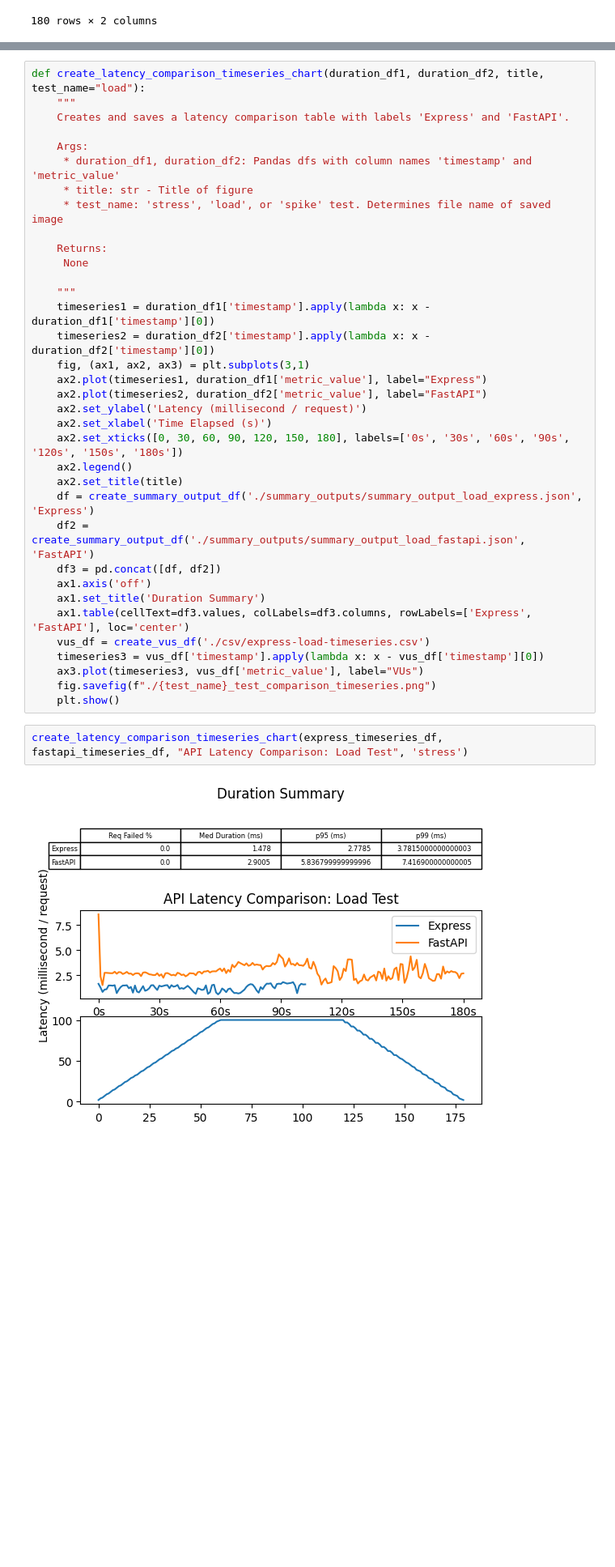
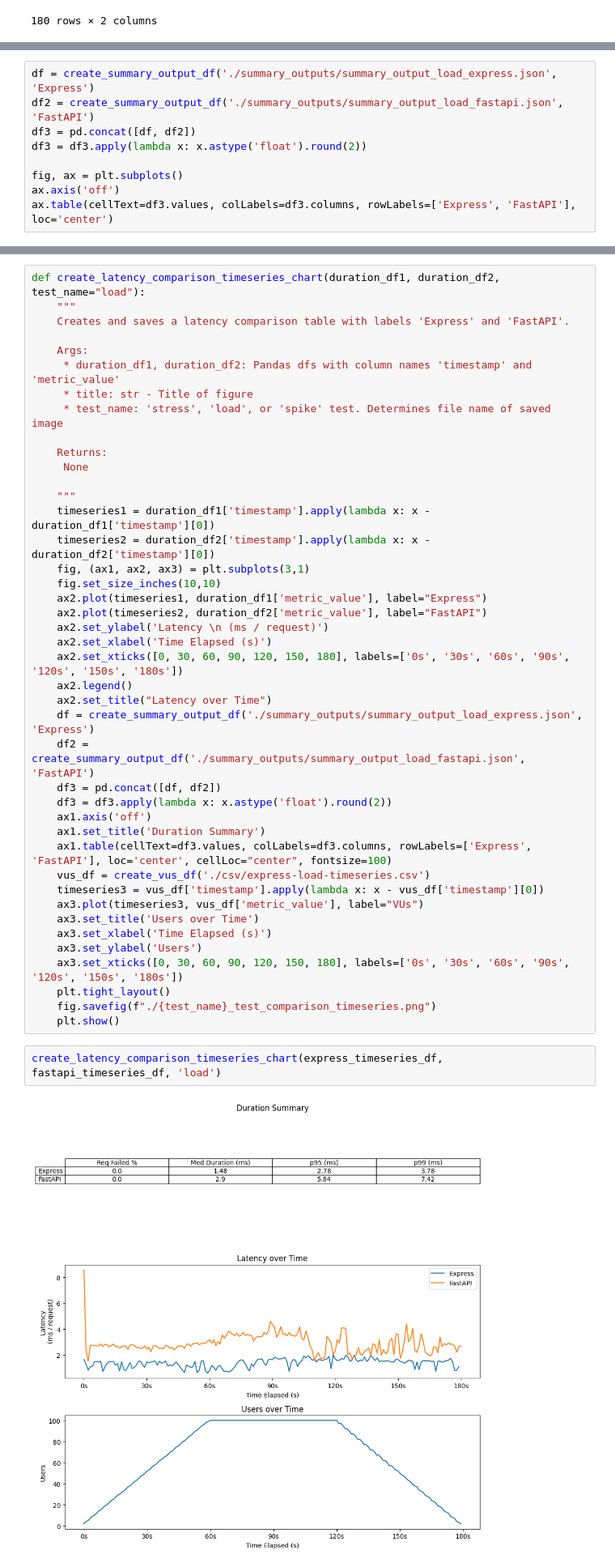
Before and after one commit to NateLeeP/api_load_test_project, a Jupyter notebook: timeseries_etl/timeseries_data_clean.ipynb, the cells around one changed output, grey strips where cells are left out. Shown: that part at 81% size. Cells and saved outputs as stored; diff of their text form; blank space fills up the shorter version.

Commit message:
Refactor matplotlib chart so there is more spacing between plots

```diff
--- a/timeseries_etl/timeseries_data_clean.ipynb
+++ b/timeseries_etl/timeseries_data_clean.ipynb
@@ -82,3 +82,12 @@ def create_summary_output_df(json_file_path, app_name):
         summary_data['p95 (ms)'] = {app_name: json_dict['metrics']['http_req_duration']['values']['p(95)']}
         summary_data['p99 (ms)'] = {app_name: json_dict['metrics']['http_req_duration']['values']['p(99)']}
     return pd.DataFrame(summary_data)
+# %%
+df = create_summary_output_df('./summary_outputs/summary_output_load_express.json', 'Express')
+df2 = create_summary_output_df('./summary_outputs/summary_output_load_fastapi.json', 'FastAPI')
+df3 = pd.concat([df, df2])
+df3 = df3.apply(lambda x: x.astype('float').round(2))
+
+fig, ax = plt.subplots()
+ax.axis('off')
+ax.table(cellText=df3.values, colLabels=df3.columns, rowLabels=['Express', 'FastAPI'], loc='center')
@@ -89,7 +101,7 @@ fastapi_timeseries_df = create_timeseries_df('./csv/fastapi-load-timeseries.csv'
 #express_stress_test_timeseries_df = create_timeseries_df('./csv/express_app_stress_test_timeseries.csv')
 #fastapi_stress_test_timeseries_df = create_timeseries_df('./csv/fastapi_app_stress_test_timeseries.csv')
 # %%
-def create_latency_comparison_timeseries_chart(duration_df1, duration_df2, title, test_name="load"):
+def create_latency_comparison_timeseries_chart(duration_df1, duration_df2, test_name="load"):
     """
     Creates and saves a latency comparison table with labels 'Express' and 'FastAPI'.
 
@@ -105,28 +117,35 @@ def create_latency_comparison_timeseries_chart(duration_df1, duration_df2, title
     timeseries1 = duration_df1['timestamp'].apply(lambda x: x - duration_df1['timestamp'][0])
     timeseries2 = duration_df2['timestamp'].apply(lambda x: x - duration_df2['timestamp'][0])
     fig, (ax1, ax2, ax3) = plt.subplots(3,1)
+    fig.set_size_inches(10,10)
     ax2.plot(timeseries1, duration_df1['metric_value'], label="Express")
     ax2.plot(timeseries2, duration_df2['metric_value'], label="FastAPI")
-    ax2.set_ylabel('Latency (millisecond / request)')
+    ax2.set_ylabel('Latency \n (ms / request)')
     ax2.set_xlabel('Time Elapsed (s)')
     ax2.set_xticks([0, 30, 60, 90, 120, 150, 180], labels=['0s', '30s', '60s', '90s', '120s', '150s', '180s'])
     ax2.legend()
-    ax2.set_title(title)
+    ax2.set_title("Latency over Time")
     df = create_summary_output_df('./summary_outputs/summary_output_load_express.json', 'Express')
     df2 = create_summary_output_df('./summary_outputs/summary_output_load_fastapi.json', 'FastAPI')
     df3 = pd.concat([df, df2])
+    df3 = df3.apply(lambda x: x.astype('float').round(2))
     ax1.axis('off')
     ax1.set_title('Duration Summary')
-    ax1.table(cellText=df3.values, colLabels=df3.columns, rowLabels=['Express', 'FastAPI'], loc='center')
+    ax1.table(cellText=df3.values, colLabels=df3.columns, rowLabels=['Express', 'FastAPI'], loc='center', cellLoc="center", fontsize=100)
     vus_df = create_vus_df('./csv/express-load-timeseries.csv')
     timeseries3 = vus_df['timestamp'].apply(lambda x: x - vus_df['timestamp'][0])
     ax3.plot(timeseries3, vus_df['metric_value'], label="VUs")
+    ax3.set_title('Users over Time')
+    ax3.set_xlabel('Time Elapsed (s)')
+    ax3.set_ylabel('Users')
+    ax3.set_xticks([0, 30, 60, 90, 120, 150, 180], labels=['0s', '30s', '60s', '90s', '120s', '150s', '180s'])
+    plt.tight_layout()
     fig.savefig(f"./{test_name}_test_comparison_timeseries.png")
     plt.show()
 # %%
-create_latency_comparison_timeseries_chart(express_timeseries_df, fastapi_timeseries_df, "API Latency Comparison: Load Test", 'stress')
+create_latency_comparison_timeseries_chart(express_timeseries_df, fastapi_timeseries_df, 'load')
 # %% [output]
-[figure, old version]
+[figure, new version]
 # %%
 df = pd.DataFrame({'http_req_duration_99': {'FastAPI': 1, 'Express':3}, 'http_req_duration_med': {'FastAPI': 2, 'Express': 2}})
 fig, ax = plt.subplots()
```
Also changed, not shown: parts of 1 cell of this notebook, 1 other file.
